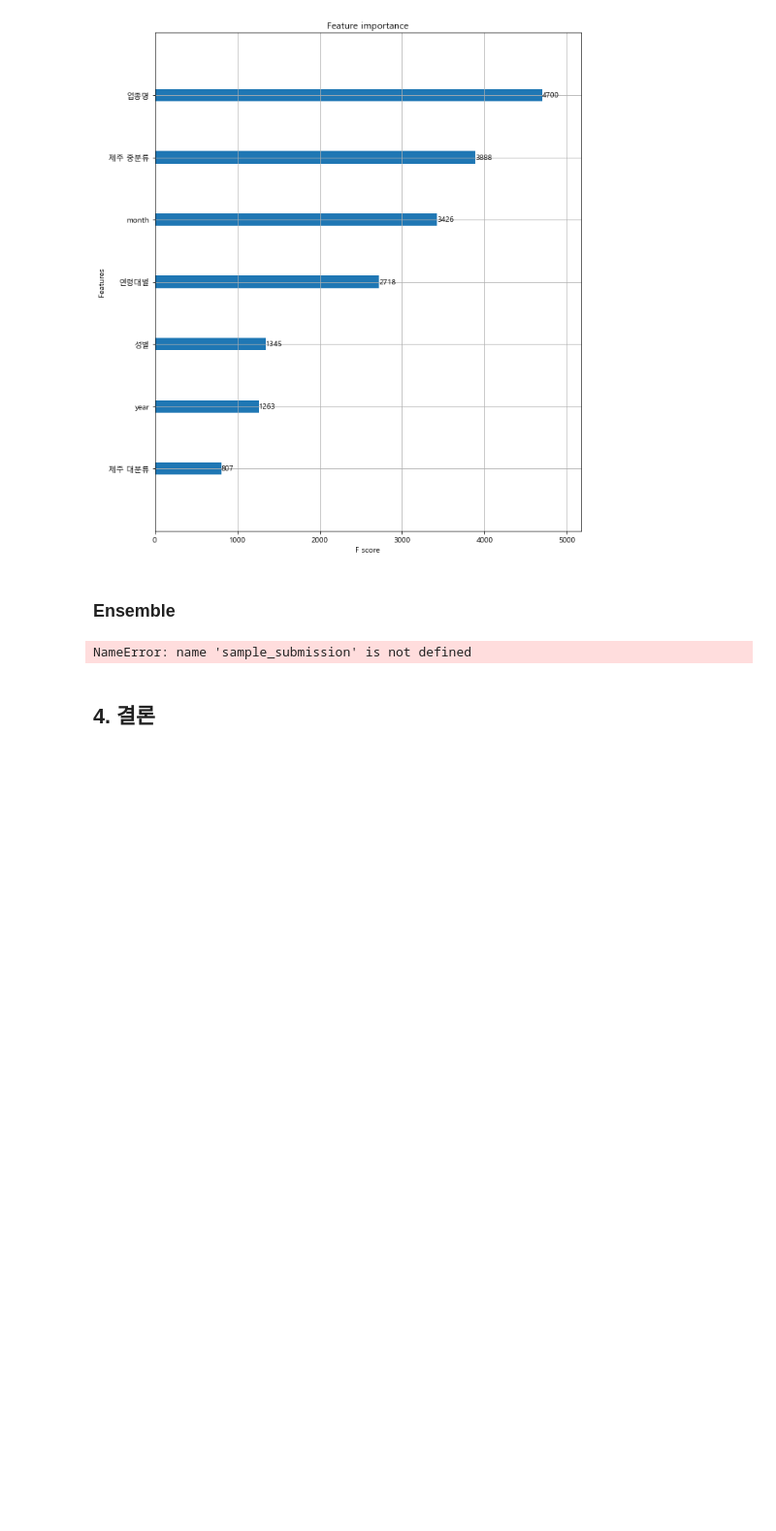
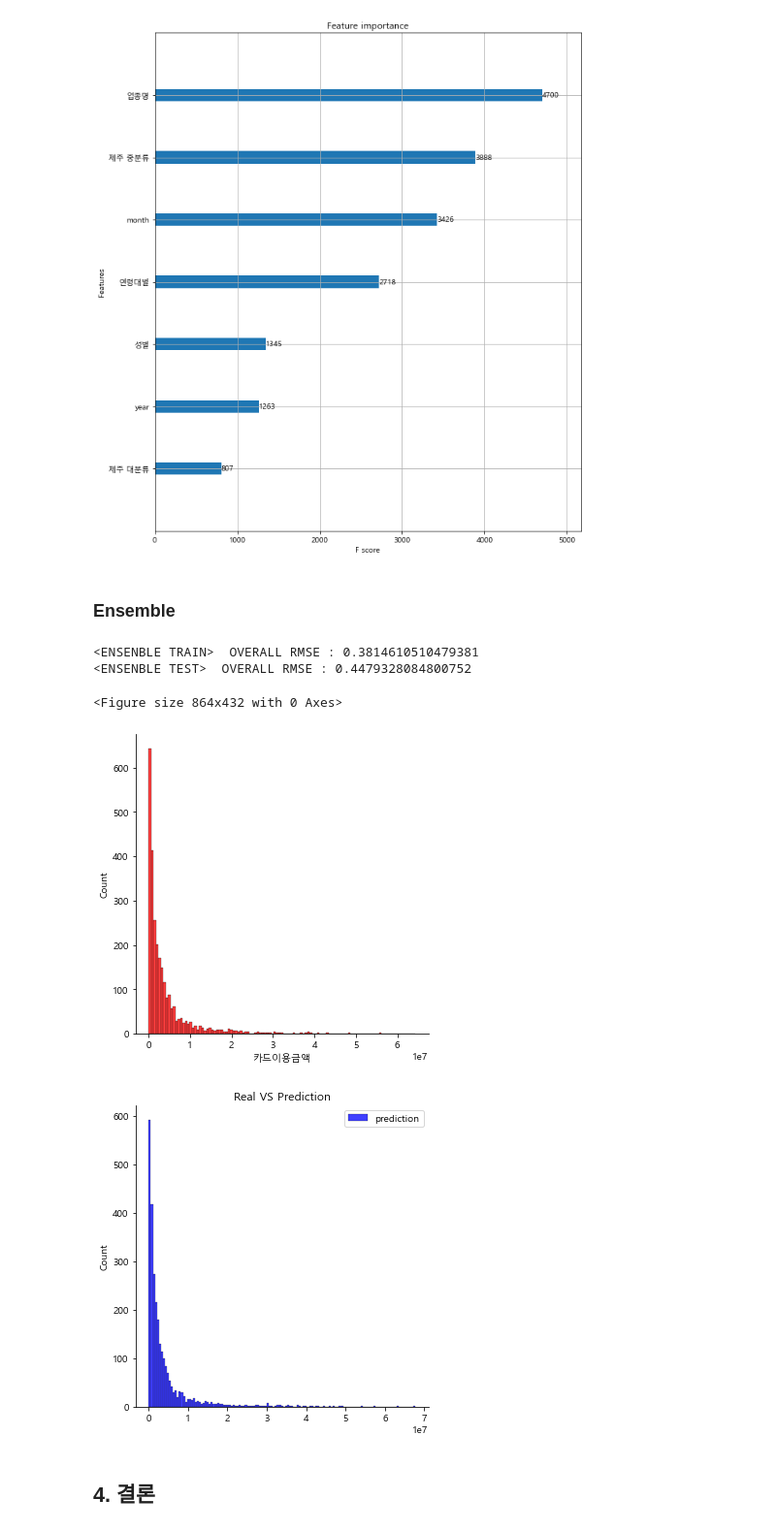
Before and after one commit to So-chankyun/consumption-pattern-analysis-of-jeju-tourist, a Jupyter notebook: consumption pattern analysis of jeju tourist.ipynb, the cells around one changed output. Shown at 97% size. Drawn from its saved outputs; the diff is of its cells as text; code cells hidden in the pictures; blank space fills up the shorter version.

```diff
--- a/consumption pattern analysis of jeju tourist.ipynb
+++ b/consumption pattern analysis of jeju tourist.ipynb
@@ -1367,12 +1371,12 @@ GridSearchCV 최고 정확도:0.8597
 xgb_params={ 'booster':'gbtree',
          'verbosity':0,
          'silent':1,
-         'num_boost_rounds':130,
-         'min_child_weight':0.5,
-         'max_depth':6,
+         'num_boost_rounds':160,
+         'min_child_weight':1,
+         'max_depth':4,
          'early_stopping_rounds':50,
-         'eta':0.2,
-         'sub_sample':0.5,
+         'eta':0.1,
+         'sub_sample':1,
          'eval_metric':'rmse',
 }
 # %%
@@ -1402,7 +1406,7 @@ for ind, (trn_ind, val_ind) in tqdm_notebook( enumerate( kfolds.split( X = X_tra
     xgb_model = xgb.train(xgb_params,dtrain, NUM_BOOST_ROUND,
                      evals=[(dtrain,'train'),(dvalid,'valid')],
                         early_stopping_rounds=100,
-                         verbose_eval=30)
+                         verbose_eval=300)
 
     xgb_valid_pred = xgb_model.predict(dvalid)
     xgb_test_pred = xgb_model.predict(xgb.DMatrix(X_test,np.log1p(y_test)))
@@ -1442,7 +1446,21 @@ xgb.plot_importance(xgb_model, ax=ax)
 # %% [markdown]
 ### Ensemble
 # %%
-ensemble_pred = 0.5*(xgb_oof_test+lgbm_oof_test)
+ensemble_pred = np.expm1(0.5*(xgb_oof_test+lgbm_oof_test))
 sample_submission['카드이용금액'] = np.clip(ensemble_pred,0,max(ensemble_pred))
-# %% [output]
-NameError: name 'sample_submission' is not defined
+# %%
+plt.figure(figsize=(12,6))
+
+sns.displot(y_test,color='r',label='real')
+sns.displot(ensemble_pred,color='b',label='prediction')
+plt.legend()
+plt.title("Real VS Prediction")
+
+print(f"<ENSENBLE TRAIN>  OVERALL RMSE : {sqrt( mean_squared_error( y_train_log, 0.5*(xgb_oof_train+lgbm_oof_train)))}")
+print(f"<ENSENBLE TEST>  OVERALL RMSE : {sqrt( mean_squared_error( np.log1p(y_test), 0.5*(xgb_oof_test+lgbm_oof_test)))}")
+# %% [output]
+<ENSENBLE TRAIN>  OVERALL RMSE : 0.3814610510479381
+<ENSENBLE TEST>  OVERALL RMSE : 0.4479328084800752
+<Figure size 864x432 with 0 Axes>
+[figure, added]
+[figure, added]
```
Also changed, not shown: parts of 4 cells of this notebook, 2 other files.
